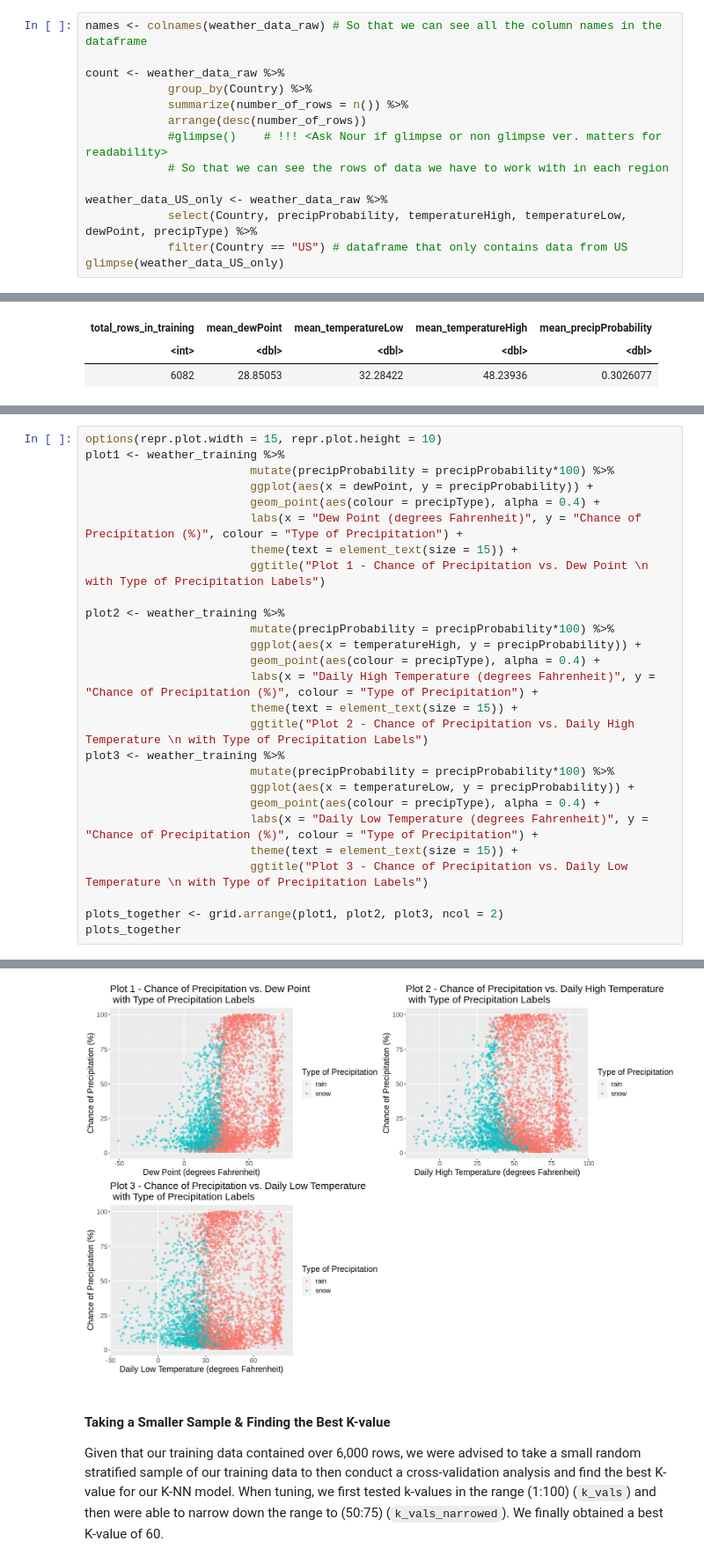
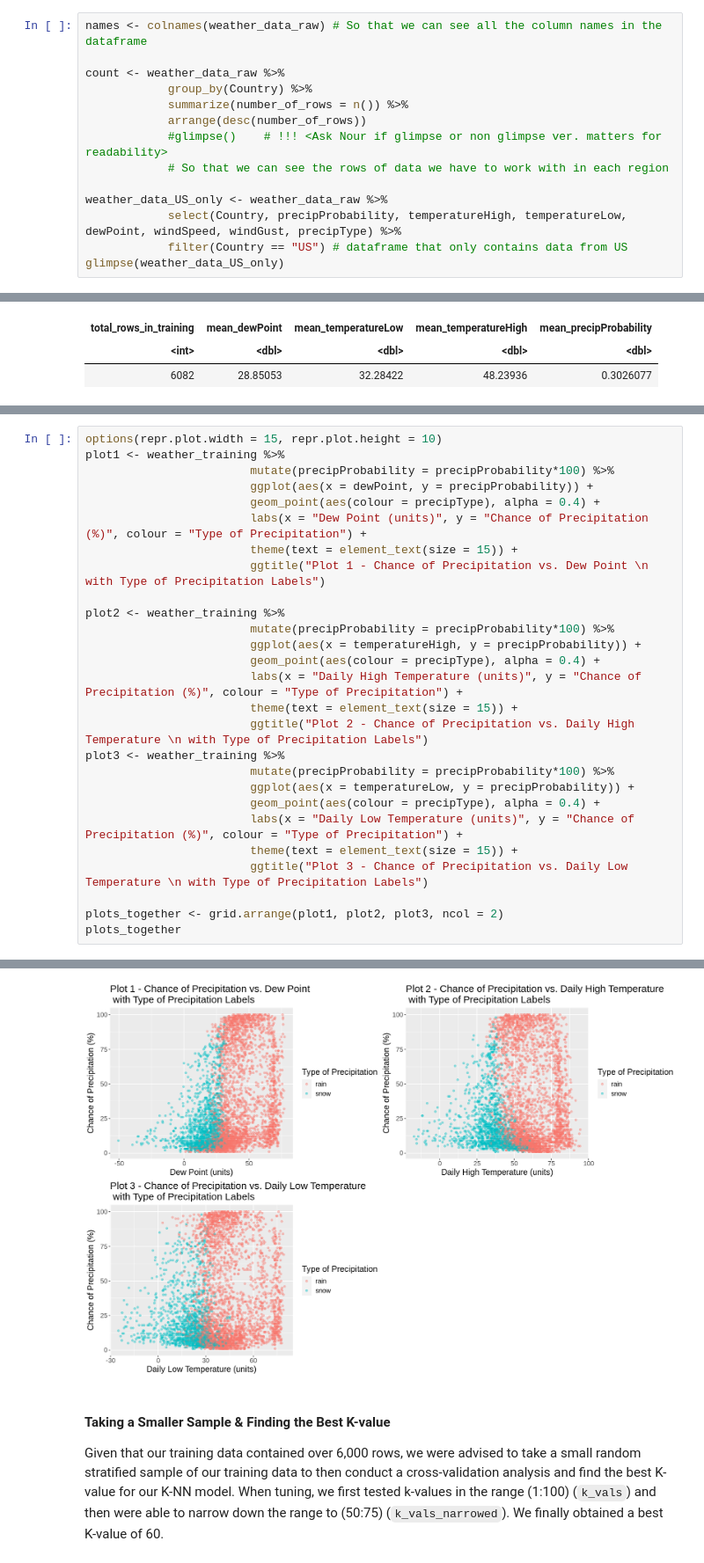
Before and after one commit to codingonapotato/dsci100_group_project_S2022, a Jupyter notebook: Final Project Report.ipynb, the cells around one changed output, grey strips where cells are left out. Shown at 88% size. Saved outputs shown, nothing was run; the diff lists cells and outputs as text.

```diff
--- a/Final Project Report.ipynb
+++ b/Final Project Report.ipynb
@@ -96,7 +96,7 @@ count <- weather_data_raw %>%
             # So that we can see the rows of data we have to work with in each region
 
 weather_data_US_only <- weather_data_raw %>%
-            select(Country, precipProbability, temperatureHigh, temperatureLow, dewPoint, precipType) %>%
+            select(Country, precipProbability, temperatureHigh, temperatureLow, dewPoint, windSpeed, windGust, precipType) %>%
             filter(Country == "US") # dataframe that only contains data from US
 glimpse(weather_data_US_only)
 # %% [output]
@@ -246,37 +312,37 @@ A tibble: 1 × 5
 # %%
 options(repr.plot.width = 15, repr.plot.height = 10)
 plot1 <- weather_training %>%
                         mutate(precipProbability = precipProbability*100) %>%
                         ggplot(aes(x = dewPoint, y = precipProbability)) +
                         geom_point(aes(colour = precipType), alpha = 0.4) +
-                        labs(x = "Dew Point (degrees Fahrenheit)", y = "Chance of Precipitation (%)", colour = "Type of Precipitation") +
+                        labs(x = "Dew Point (units)", y = "Chance of Precipitation (%)", colour = "Type of Precipitation") +
                         theme(text = element_text(size = 15)) +
                         ggtitle("Plot 1 - Chance of Precipitation vs. Dew Point \n with Type of Precipitation Labels")
 
 plot2 <- weather_training %>%
                         mutate(precipProbability = precipProbability*100) %>%
                         ggplot(aes(x = temperatureHigh, y = precipProbability)) +
                         geom_point(aes(colour = precipType), alpha = 0.4) +
-                        labs(x = "Daily High Temperature (degrees Fahrenheit)", y = "Chance of Precipitation (%)", colour = "Type of Precipitation") +
+                        labs(x = "Daily High Temperature (units)", y = "Chance of Precipitation (%)", colour = "Type of Precipitation") +
                         theme(text = element_text(size = 15)) +
                         ggtitle("Plot 2 - Chance of Precipitation vs. Daily High Temperature \n with Type of Precipitation Labels")
 plot3 <- weather_training %>%
                         mutate(precipProbability = precipProbability*100) %>%
                         ggplot(aes(x = temperatureLow, y = precipProbability)) +
                         geom_point(aes(colour = precipType), alpha = 0.4) +
-                        labs(x = "Daily Low Temperature (degrees Fahrenheit)", y = "Chance of Precipitation (%)", colour = "Type of Precipitation") +
+                        labs(x = "Daily Low Temperature (units)", y = "Chance of Precipitation (%)", colour = "Type of Precipitation") +
                         theme(text = element_text(size = 15)) +
                         ggtitle("Plot 3 - Chance of Precipitation vs. Daily Low Temperature \n with Type of Precipitation Labels")
 
 plots_together <- grid.arrange(plot1, plot2, plot3, ncol = 2)
 plots_together
 # %% [output]
 TableGrob (2 x 2) "arrange": 3 grobs
   z     cells    name           grob
 1 1 (1-1,1-1) arrange gtable[layout]
 2 2 (1-1,2-2) arrange gtable[layout]
 3 3 (2-2,1-1) arrange gtable[layout]
-[figure, old version]
+[figure, new version]
 # %% [markdown]
 #### Taking a Smaller Sample & Finding the Best K-value
 
```
Also changed, not shown: parts of 13 cells of this notebook.
